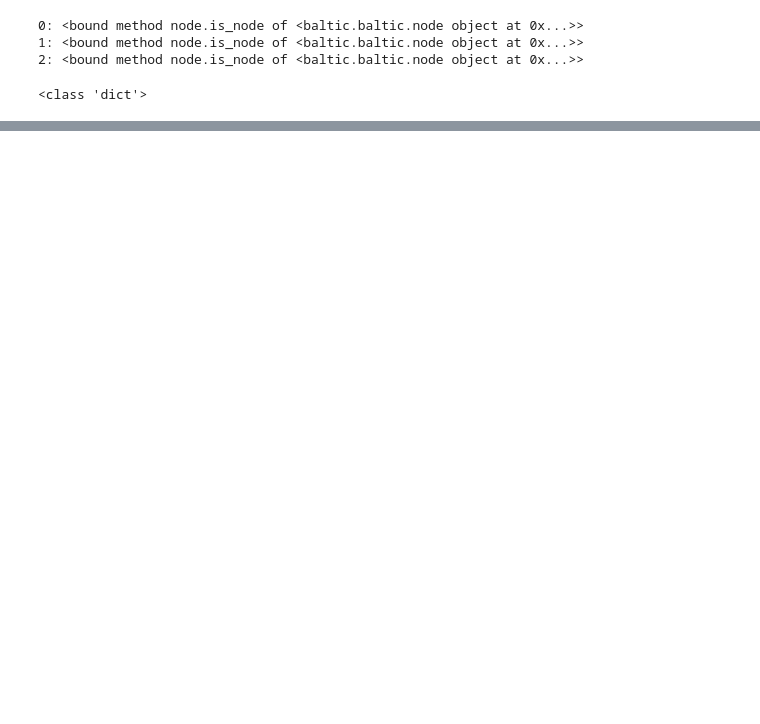
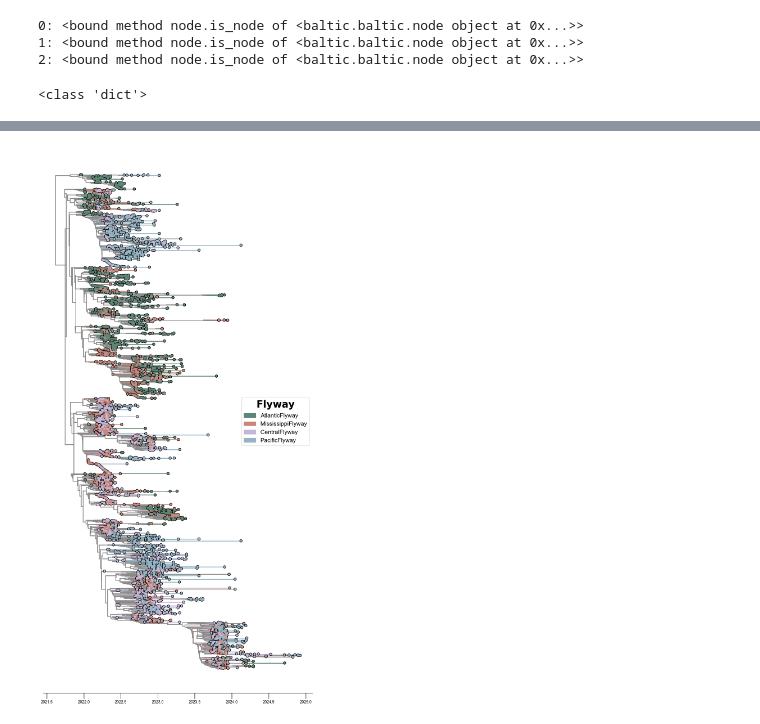
Before and after one commit to moncla-lab/H5-avian-ecology, a Jupyter notebook: baltic_nexustree_plot.ipynb, the cells around one changed output, grey strips where cells are left out. Cells and saved outputs as stored; diff of their text form; code cells hidden in the pictures; blank space fills up the shorter version.

```diff
--- a/baltic_nexustree_plot.ipynb
+++ b/baltic_nexustree_plot.ipynb
@@ -188,3 +209,7 @@ plot_nexus(mytree)
+# %%
+plot_nexus(emptree, "./BEAST/empirical_trees/results/2025-08-07_nov2021-2024_no-suliformes_ha_empirical_thorney/NAm_wild-aves_nov2021-2024_no-suliformes_ha_empirical_thorney_2025-08-07_MCC.pdf")
+# %% [output]
+[figure, added]
 # %%
 # If you want a separate legend
 
```
Also changed, not shown: parts of 10 cells of this notebook, 47 other files.
